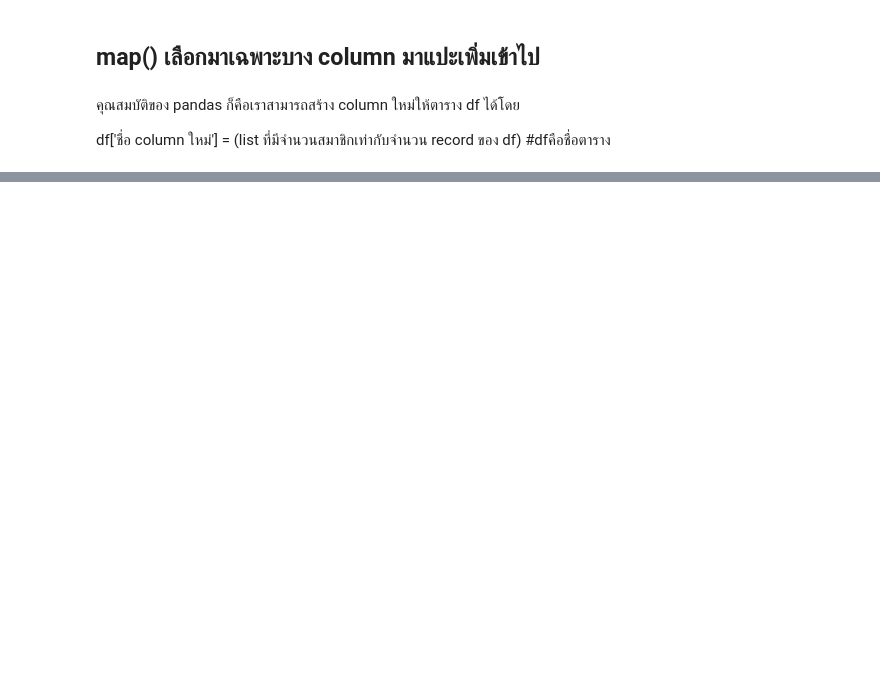
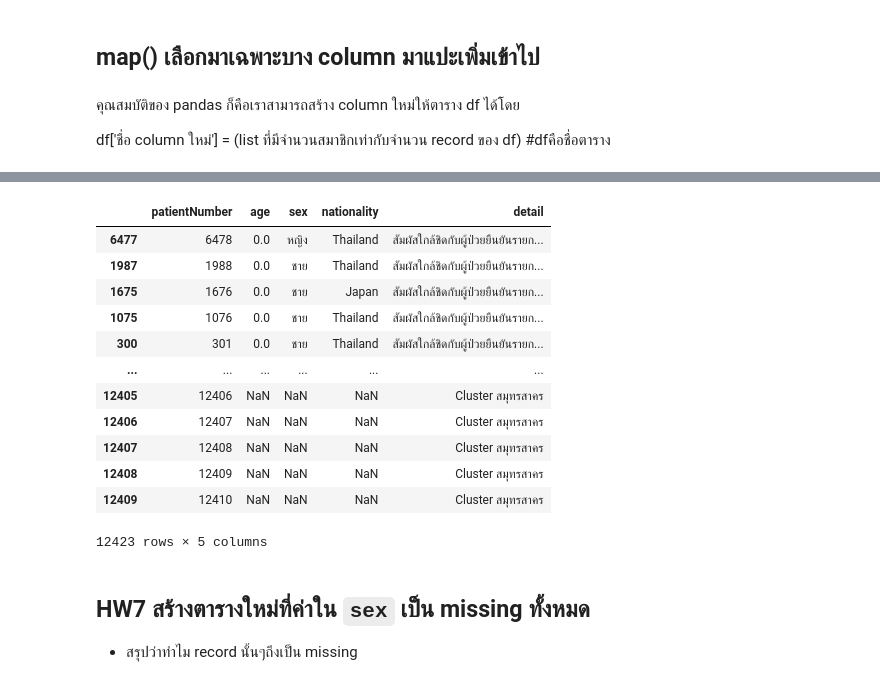
Before and after one commit to Tunyakarn/data_viz, a Jupyter notebook: Pandas102.ipynb, the cells around one changed output, grey strips where cells are left out. Saved outputs shown, nothing was run; the diff lists cells and outputs as text; code cells hidden in the pictures; blank space fills up the shorter version.

````diff
--- a/Pandas102.ipynb
+++ b/Pandas102.ipynb
@@ -259,0 +368,20 @@ df['ชื่อ column ใหม่'] = (list ที่มีจำนวนส
+# %%
+data_human2_renamed['detail'] = data_human2_renamed['patientNumber'].map(data_covid.set_index('No.')['risk'])
+data_human2_renamed
+# %% [output]
+|  | patientNumber | age | sex | nationality | detail |
+| 6477 | 6478 | 0.0 | หญิง | Thailand | สัมผัสใกล้ชิดกับผู้ป่วยยืนยันรายก... |
+| 1987 | 1988 | 0.0 | ชาย | Thailand | สัมผัสใกล้ชิดกับผู้ป่วยยืนยันรายก... |
+| 1675 | 1676 | 0.0 | ชาย | Japan | สัมผัสใกล้ชิดกับผู้ป่วยยืนยันรายก... |
+| 1075 | 1076 | 0.0 | ชาย | Thailand | สัมผัสใกล้ชิดกับผู้ป่วยยืนยันรายก... |
+| 300 | 301 | 0.0 | ชาย | Thailand | สัมผัสใกล้ชิดกับผู้ป่วยยืนยันรายก... |
+| ... | ... | ... | ... | ... | ... |
+| 12405 | 12406 | NaN | NaN | NaN | Cluster สมุทรสาคร |
+| 12406 | 12407 | NaN | NaN | NaN | Cluster สมุทรสาคร |
+| 12407 | 12408 | NaN | NaN | NaN | Cluster สมุทรสาคร |
+| 12408 | 12409 | NaN | NaN | NaN | Cluster สมุทรสาคร |
+| 12409 | 12410 | NaN | NaN | NaN | Cluster สมุทรสาคร |
+12423 rows × 5 columns
+# %% [markdown]
+## HW7 สร้างตารางใหม่ที่ค่าใน ```sex``` เป็น missing ทั้งหมด
+- สรุปว่าทำไม record นั้นๆถึงเป็น missing
````
Also changed, not shown: parts of 26 cells of this notebook.
